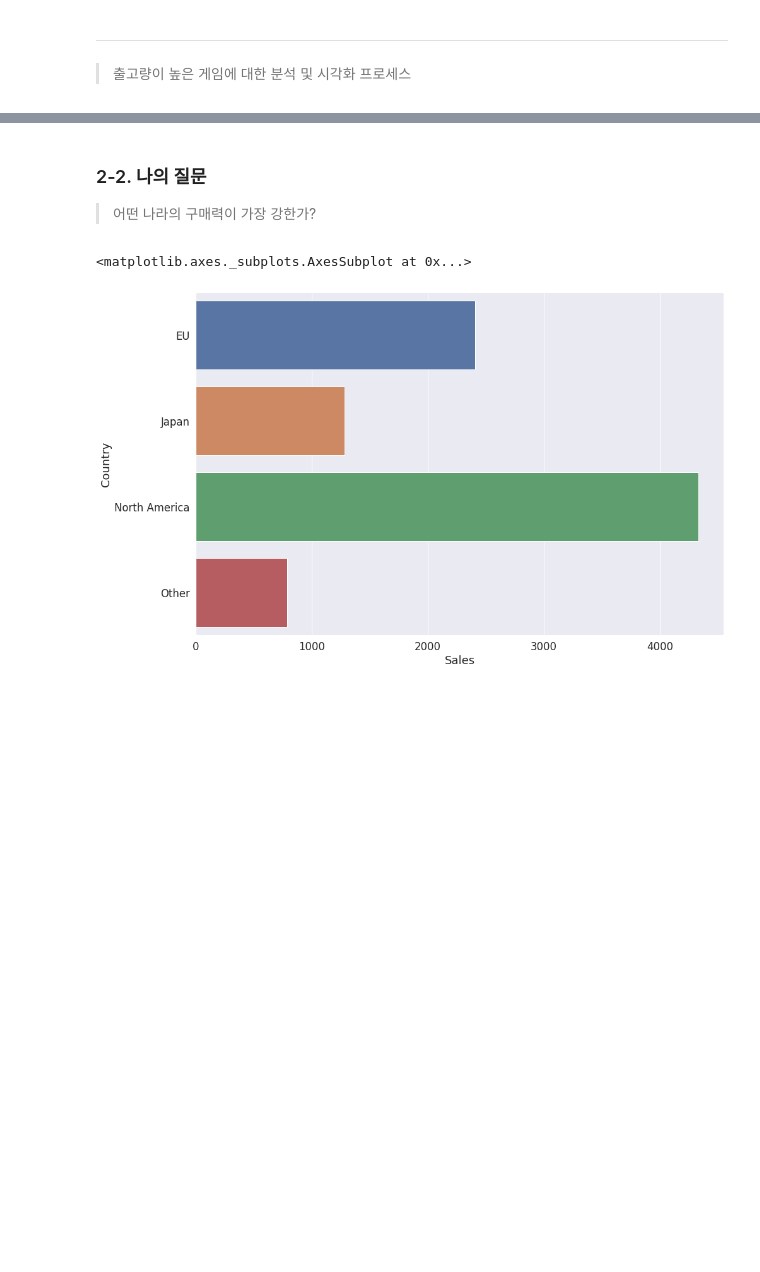
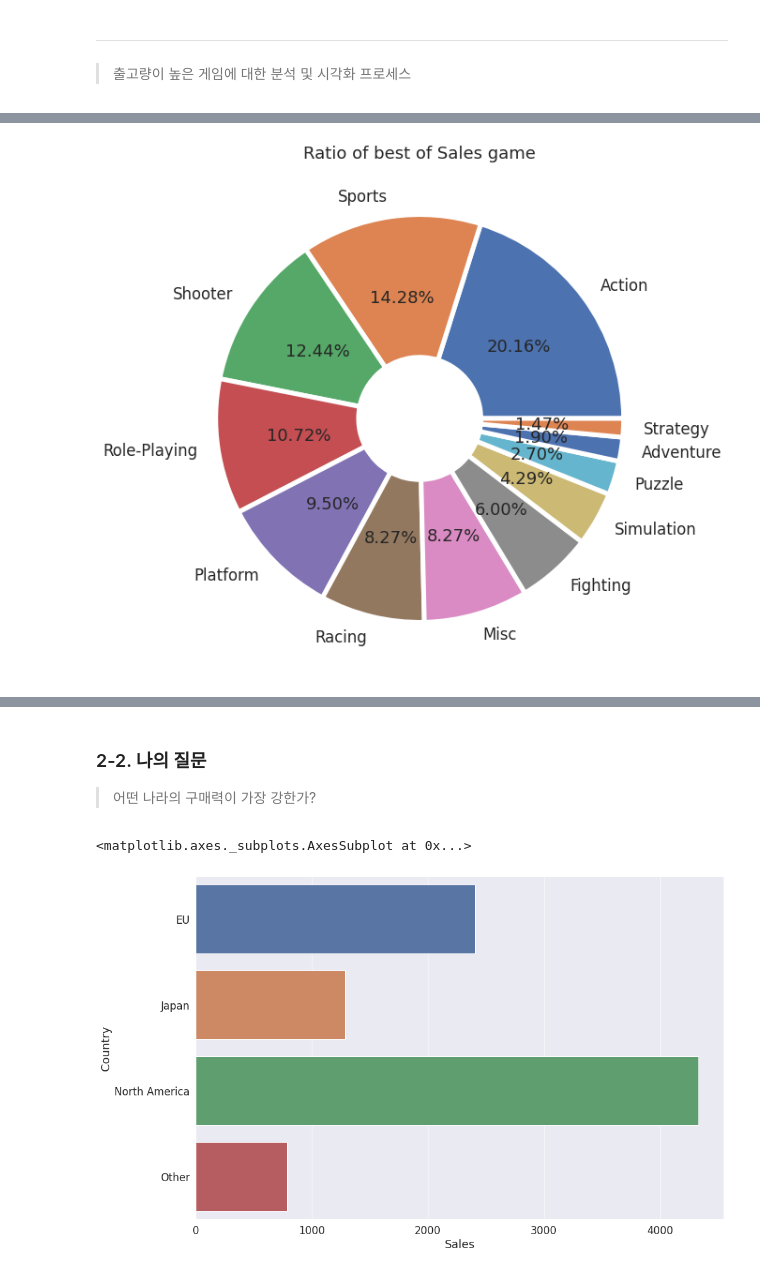
Before and after one commit to IlTACK-OH/Section1_project, a Jupyter notebook: Section1_project.ipynb, the cells around one changed output, grey strips where cells are left out. Drawn from its saved outputs; the diff is of its cells as text; code cells hidden in the pictures; blank space fills up the shorter version.

```diff
--- a/Section1_project.ipynb
+++ b/Section1_project.ipynb
@@ -804,0 +868,8 @@ Name: Sales, dtype: float64
+# %%
+style={'width': 0.7, 'edgecolor': 'w', 'linewidth': 5}
+plt.figure(figsize=([10,10]))
+plt.title('Ratio of best of Sales game')
+plt.pie(best_gen_count,labels=best_gen_count.index,autopct='%.2f%%',wedgeprops=style)
+plt.show()
+# %% [output]
+[figure, added]
```
Also changed, not shown: parts of 33 cells of this notebook.
